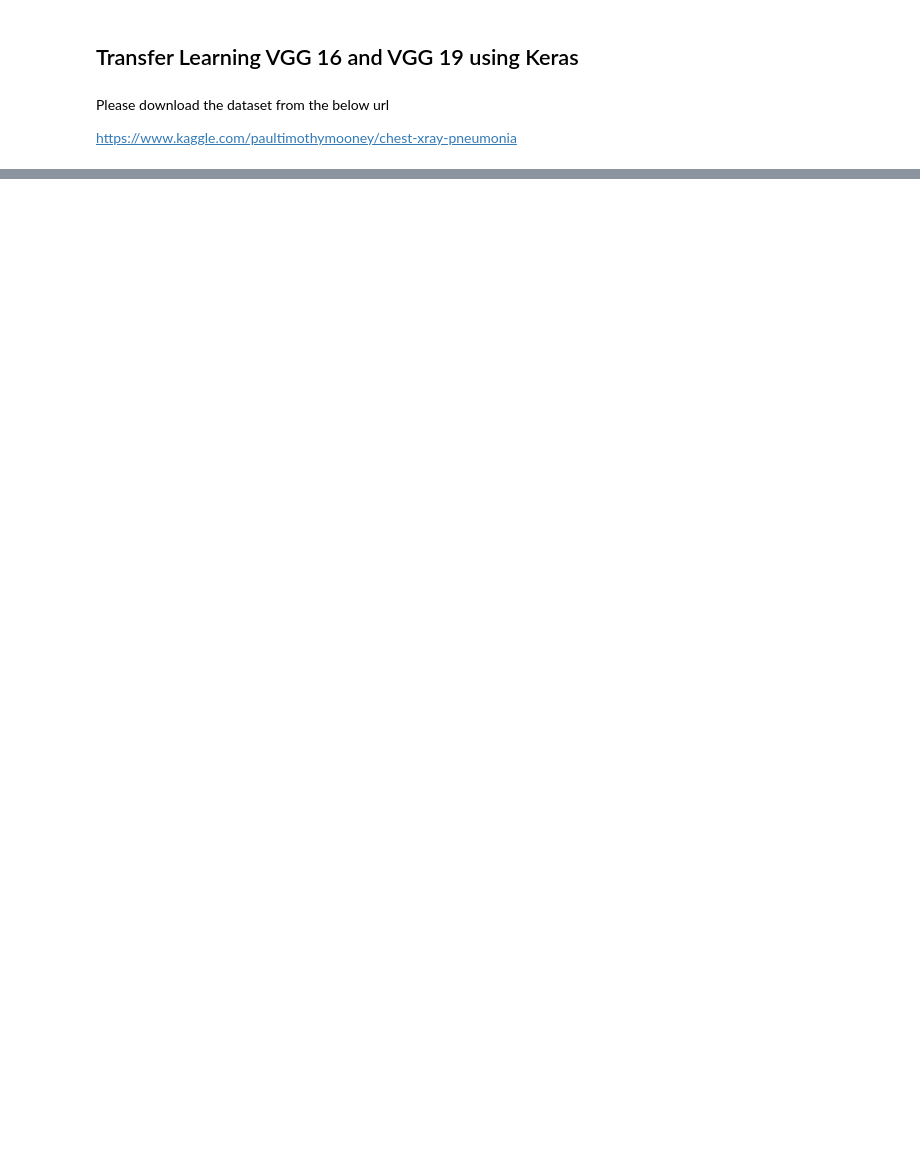
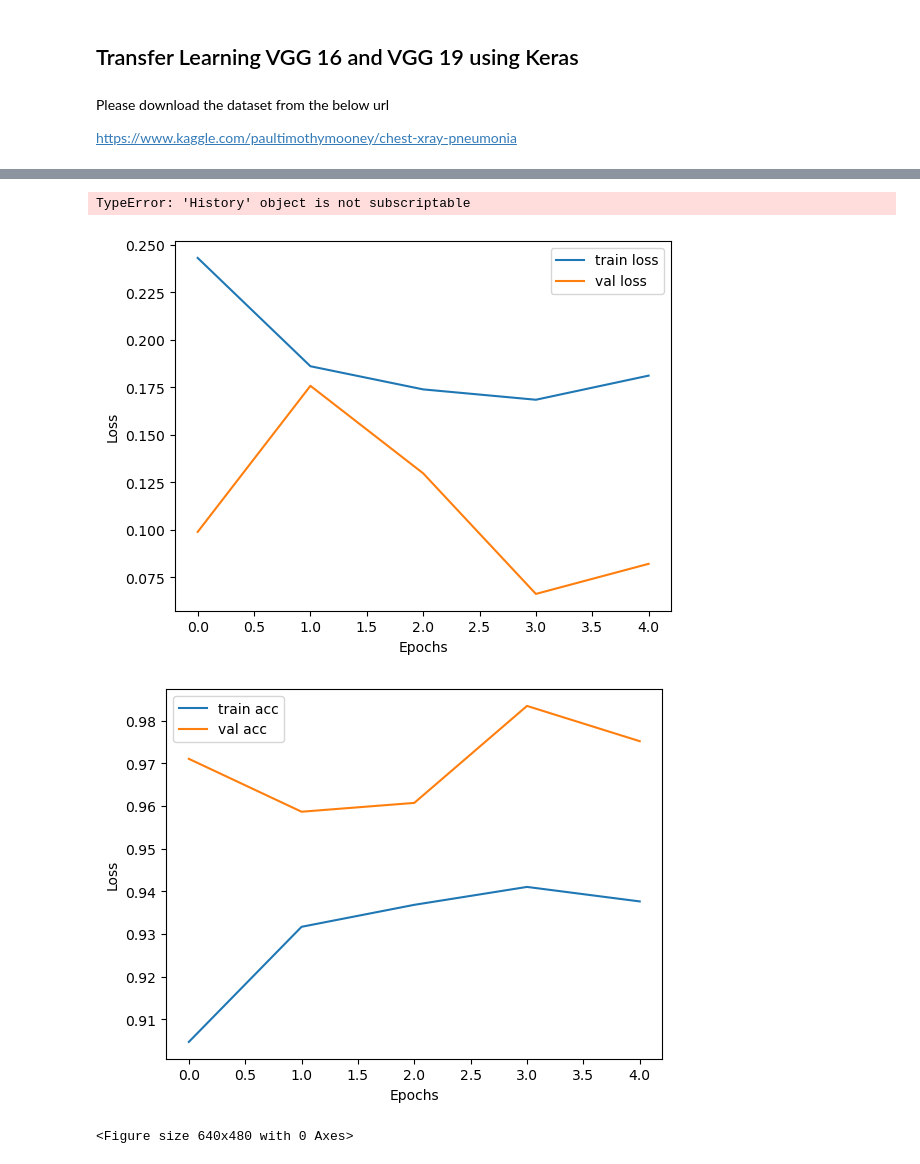
Before and after one commit to Maverick742926/Edema-Detection-System, a Jupyter notebook: Transfer Learning VGG 16.ipynb, the cells around one changed output, grey strips where cells are left out. Drawn from its saved outputs; the diff is of its cells as text; code cells hidden in the pictures; blank space fills up the shorter version.

Commit message:
Edema DME Model Files

```diff
--- a/Transfer Learning VGG 16.ipynb
+++ b/Transfer Learning VGG 16.ipynb
@@ -158,0 +244,16 @@ from keras.applications.inception_v3 import InceptionV3
+# %%
+# plot the loss
+plt.plot(model.history['loss'], label='train loss')
+plt.plot(model.history['val_loss'], label='val loss')
+plt.legend()
+plt.show()
+plt.savefig('LossVal_loss1')
+
+# plot the accuracy
+plt.plot(model.history['acc'], label='train acc')
+plt.plot(model.history['val_acc'], label='val acc')
+plt.legend()
+plt.show()
+plt.savefig('AccVal_acc1')
+# %% [output]
+TypeError: 'History' object is not subscriptable
@@ -158,0 +262,22 @@ from keras.applications.inception_v3 import InceptionV3
+# %%
+# plot the loss
+plt.plot(r.history['loss'], label='train loss')
+plt.plot(r.history['val_loss'], label='val loss')
+plt.xlabel('Epochs')
+plt.ylabel('Loss')
+plt.legend()
+plt.show()
+plt.savefig('LossVal_loss1')
+
+# plot the accuracy
+plt.plot(r.history['accuracy'], label='train acc')
+plt.plot(r.history['val_accuracy'], label='val acc')
+plt.xlabel('Epochs')
+plt.ylabel('Loss')
+plt.legend()
+plt.show()
+plt.savefig('AccVal_acc1')
+# %% [output]
+[figure, added]
+[figure, added]
+<Figure size 640x480 with 0 Axes>
```
Also changed, not shown: parts of 30 cells of this notebook, 4 other files.
